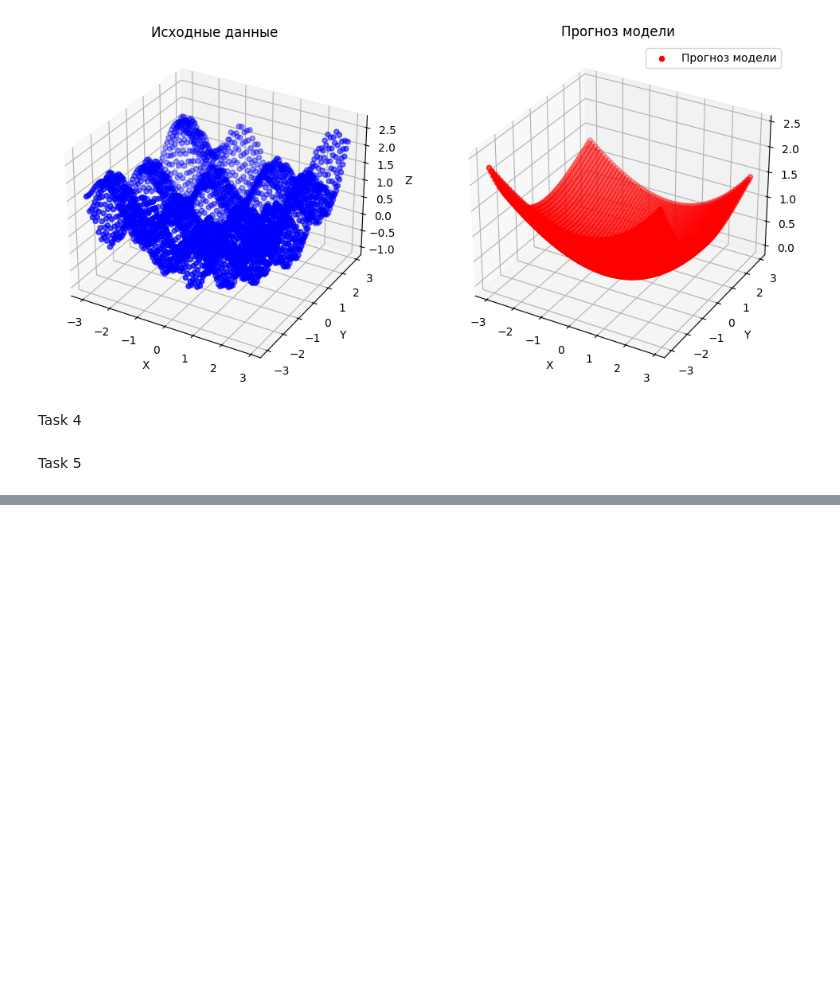
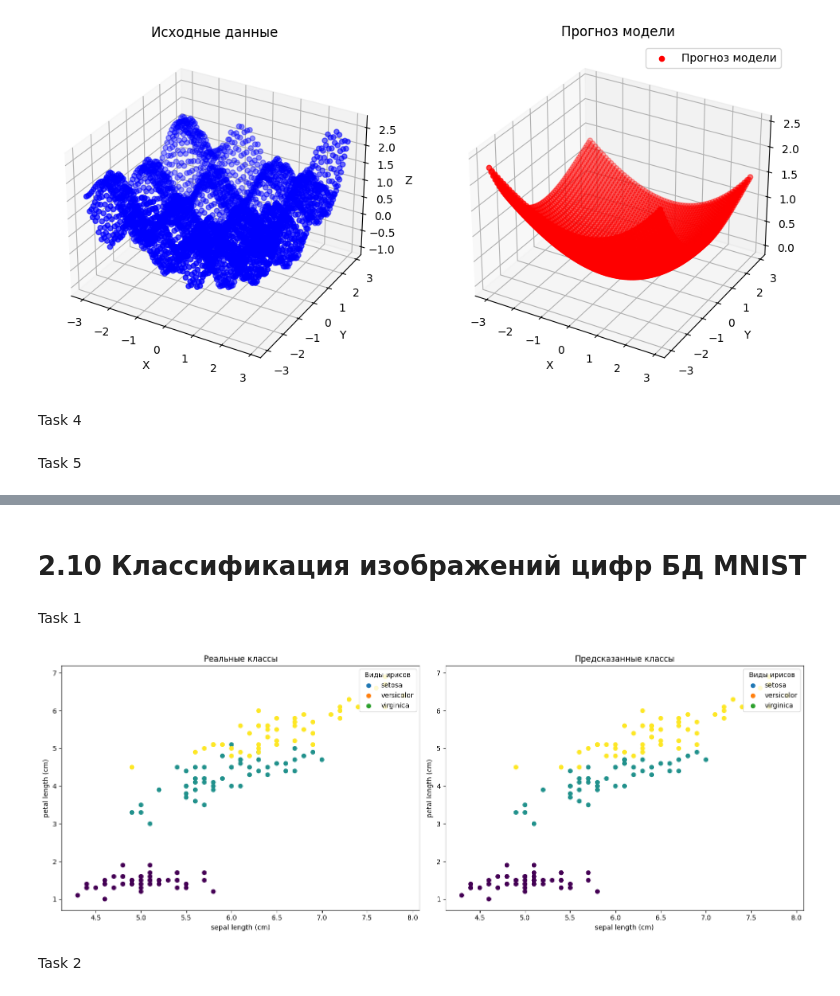
Before and after one commit to FastBackendML/FastBackendML, a Jupyter notebook: Neural_Networks.ipynb, the cells around one changed output, grey strips where cells are left out. Drawn from its saved outputs; the diff is of its cells as text; code cells hidden in the pictures; blank space fills up the shorter version.

```diff
--- a/Neural_Networks.ipynb
+++ b/Neural_Networks.ipynb
@@ -1038,0 +1057,4 @@ Q = loss_func(predict, d_train.target).item()
+# %% [markdown]
+# 2.10 Классификация изображений цифр БД MNIST
+# %% [markdown]
+Task 1
@@ -1038,0 +1138,35 @@ Q = loss_func(predict, d_train.target).item()
+# %%
+import matplotlib.pyplot as plt
+from sklearn.datasets import load_iris
+
+# Ещё раз загрузим исходник, так проще
+iris = load_iris()
+
+# Две доски под графики
+fig, axs = plt.subplots(1, 2, figsize=(16, 6))
+
+# График 1: Реальные классы
+axs[0].scatter(iris.data[:, 0], iris.data[:, 2], c=iris.target)
+axs[0].set_xlabel(iris.feature_names[0])  # Длина чашелистиков
+axs[0].set_ylabel(iris.feature_names[2])  # Длина лепестков
+axs[0].set_title("Реальные классы")
+for i, target_name in enumerate(iris.target_names):
+    axs[0].scatter([], [], label=target_name)
+axs[0].legend(loc="upper right", title="Виды ирисов")
+
+# График 2: Предсказанные классы
+axs[1].scatter(iris.data[:, 0], iris.data[:, 2], c=y_pred)
+axs[1].set_xlabel(iris.feature_names[0])  # Длина чашелистиков
+axs[1].set_ylabel(iris.feature_names[2])  # Длина лепестков
+axs[1].set_title("Предсказанные классы")
+for i, target_name in enumerate(iris.target_names):
+    axs[1].scatter([], [], label=target_name)
+axs[1].legend(loc="upper right", title="Виды ирисов")
+
+# Отображаем
+plt.tight_layout()
+plt.show()
+# %% [output]
+[figure, added]
+# %% [markdown]
+Task 2
```
Also changed, not shown: parts of 5 cells of this notebook.
